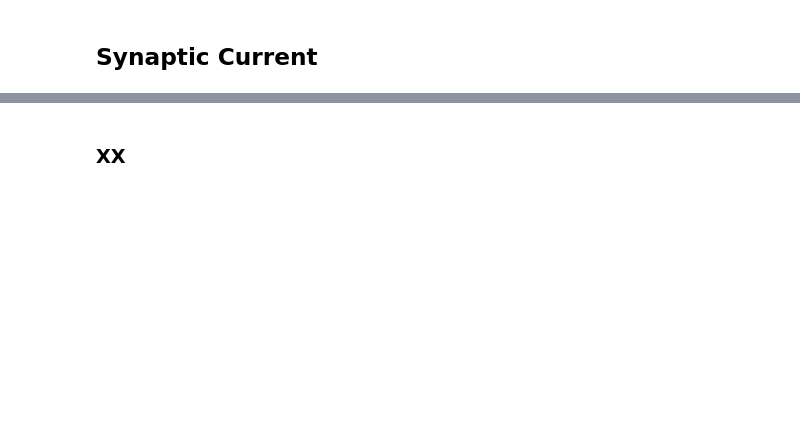
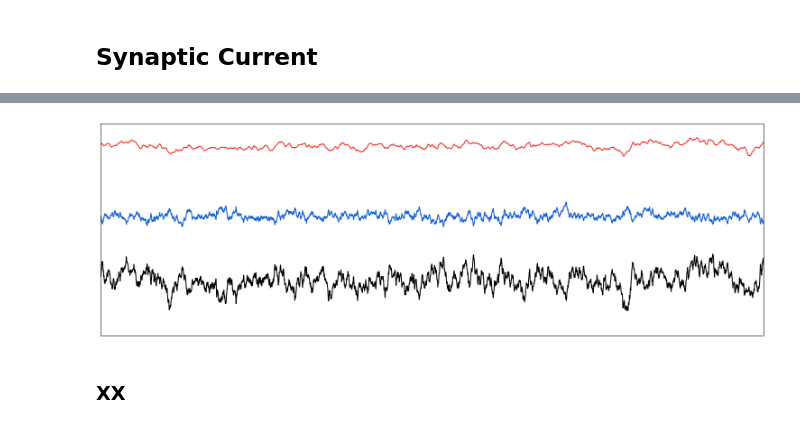
Before and after one commit to fooof-tools/Visualizers, a Jupyter notebook: notebooks/PSPModel.ipynb, the cells around one changed output, grey strips where cells are left out. Drawn from its saved outputs; the diff is of its cells as text; code cells hidden in the pictures; blank space fills up the shorter version.

```diff
--- a/notebooks/PSPModel.ipynb
+++ b/notebooks/PSPModel.ipynb
@@ -366,3 +296,9 @@ plt.gca().axis('off');
+# %%
+plot_multi_time_series(None, [combined_sig, ampa_current, gaba_current],
+                       xlim=[0, 5000], xlabel=None, ylabel=None, xticks=[],
+                       colors=[COLORS['comb'], COLORS['ampa'], COLORS['gaba']])
+# %% [output]
+[figure, added]
 # %% [markdown]
 ### XX
 # %%
```
Also changed, not shown: parts of 27 cells of this notebook.
